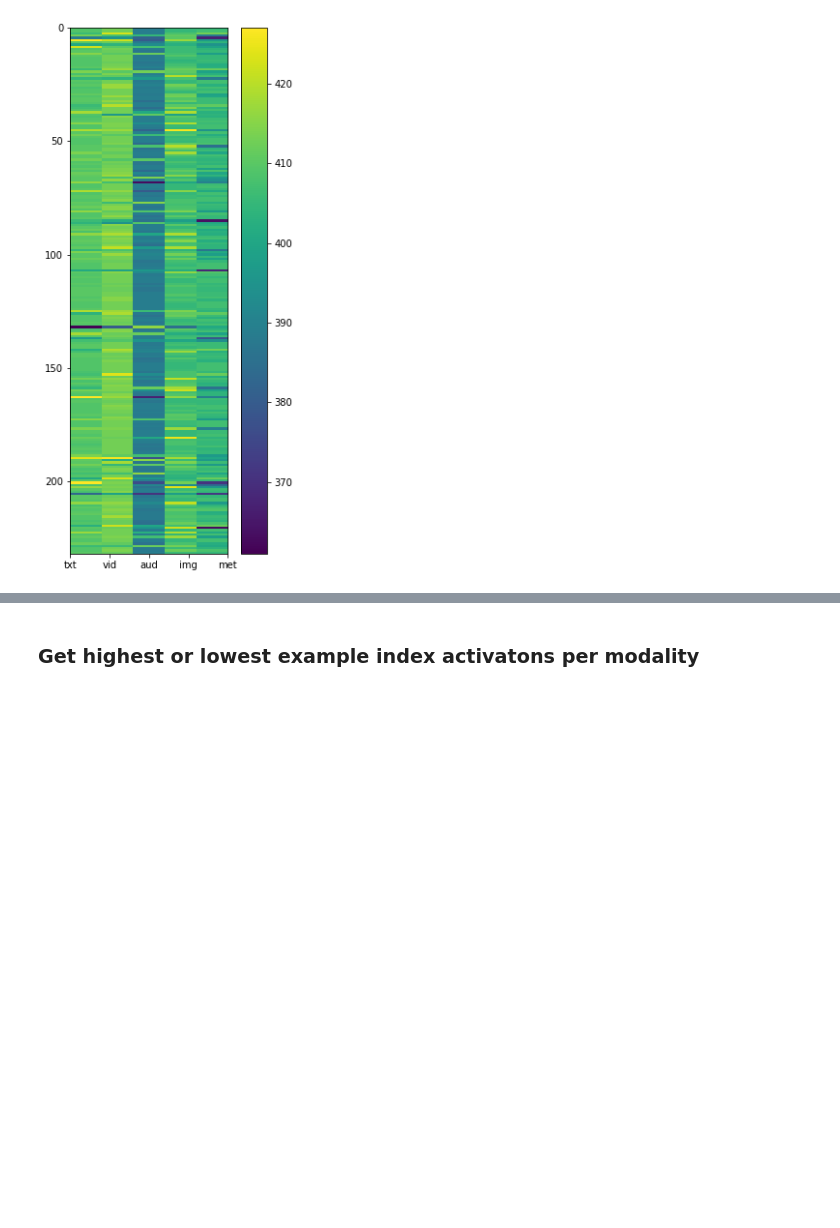
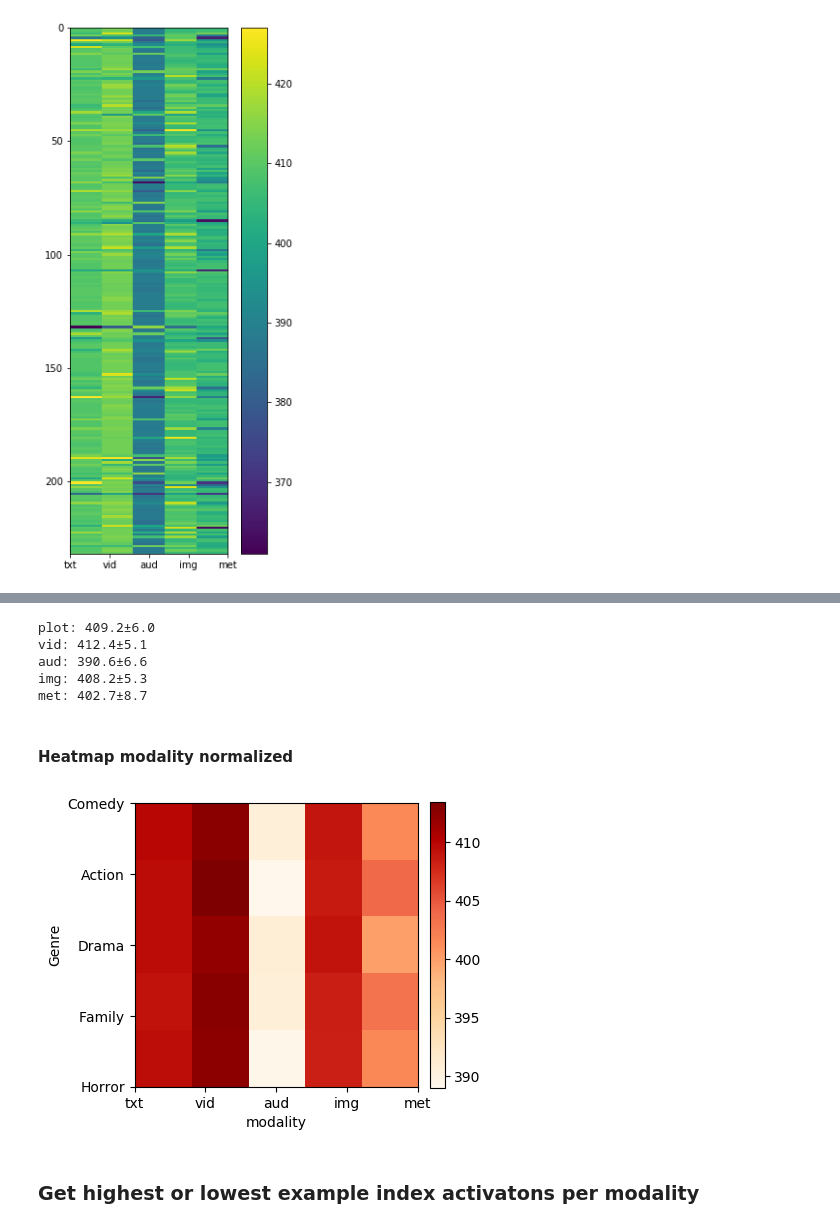
Before and after one commit to IsaacRodgz/multimodal-transformers-movies, a Jupyter notebook: Analysis.ipynb, the cells around one changed output, grey strips where cells are left out. Saved outputs shown, nothing was run; the diff lists cells and outputs as text; code cells hidden in the pictures; blank space fills up the shorter version.

```diff
--- a/Analysis.ipynb
+++ b/Analysis.ipynb
@@ -202,2 +325,74 @@ ax.set_xticklabels(modality_xticks);
+# %%
+activation_mean = np.mean(genre_modality_dist, axis=0)
+activation_std = np.std(genre_modality_dist, axis=0)
+print(f"plot: {activation_mean[0]:.1f}±{activation_std[0]:.1f}\
+    \nvid: {activation_mean[1]:.1f}±{activation_std[1]:.1f}\
+    \naud: {activation_mean[2]:.1f}±{activation_std[2]:.1f}\
+    \nimg: {activation_mean[3]:.1f}±{activation_std[3]:.1f}\
+    \nmet: {activation_mean[4]:.1f}±{activation_std[4]:.1f}")
+# %% [output]
+plot: 409.2±6.0
+vid: 412.4±5.1
+aud: 390.6±6.6
+img: 408.2±5.3
+met: 402.7±8.7
+# %% [markdown]
+#### Heatmap modality normalized
+# %%
+genre_rates = np.zeros((13, 5))
+
+for i, lable in enumerate(label_names):
+    # get genre position
+    genre_idx = label_names.index(lable)
+
+    # Filter test examples that include that genre
+    genre_examples_idx = np.argwhere((ground_truth_labels[:, genre_idx] == 1) == True)
+    genre_examples_idx = np.squeeze(genre_examples_idx, axis=1)
+    genre_modality_dist = modality_dist[genre_examples_idx]
+
+    # Compute proportion of activations per modality
+    #total_mod = np.sum(genre_modality_dist, axis=0)
+    #genre_rates[i] = total_mod/np.sum(total_mod)
+    genre_rates[i] = np.mean(genre_modality_dist, axis=0)
+# %%
+import matplotlib as mpl
+from mpl_toolkits.axes_grid1 import make_axes_locatable
+plt.style.use('default')
+
+def forceAspect(ax,aspect):
+    im = ax.get_images()
+    extent =  im[0].get_extent()
+    ax.set_aspect(abs((extent[1]-extent[0])/(extent[3]-extent[2]))/aspect)
+    #plt.colorbar()
+
+fig = plt.figure()
+#fig.set_size_inches(5,10)
+fig.set_size_inches(4,5)
+ax = fig.add_subplot(111)
+
+selected_idxs = [2,3,5,6,7]
+#selected_idxs = [i for i in range(len(label_names))]
+selected_label_names = [label_names[idx] for idx in selected_idxs]
+
+img = plt.imshow(genre_rates[selected_idxs], extent=[0,4,genre_rates[selected_idxs].shape[0]-1,0], cmap='OrRd')
+#forceAspect(ax, aspect=0.5)
+modality_xticks = ['txt','vid','aud','img', 'met']
+ax.set_xticklabels(modality_xticks);
+plt.yticks(range(len(selected_label_names)), selected_label_names);
+ax.set_xlabel('modality');
+ax.set_ylabel('Genre');
+
+#divider = make_axes_locatable(ax)
+#cax = divider.append_axes("right", size="5%", pad=0.05)
+#plt.colorbar(img, cax=cax)
+
+plt.colorbar(img, fraction=0.046, pad=0.04);
+
+#clb = plt.colorbar();
+
+#clb.ax.set_title('GMU activation')
+#plt.savefig('GMU_activations.png', bbox_inches='tight')
+# %% [output]
+[figure, added]
 # %% [markdown]
 ### Get highest or lowest example index activatons per modality
```
Also changed, not shown: parts of 200 cells of this notebook, 1 other file.
